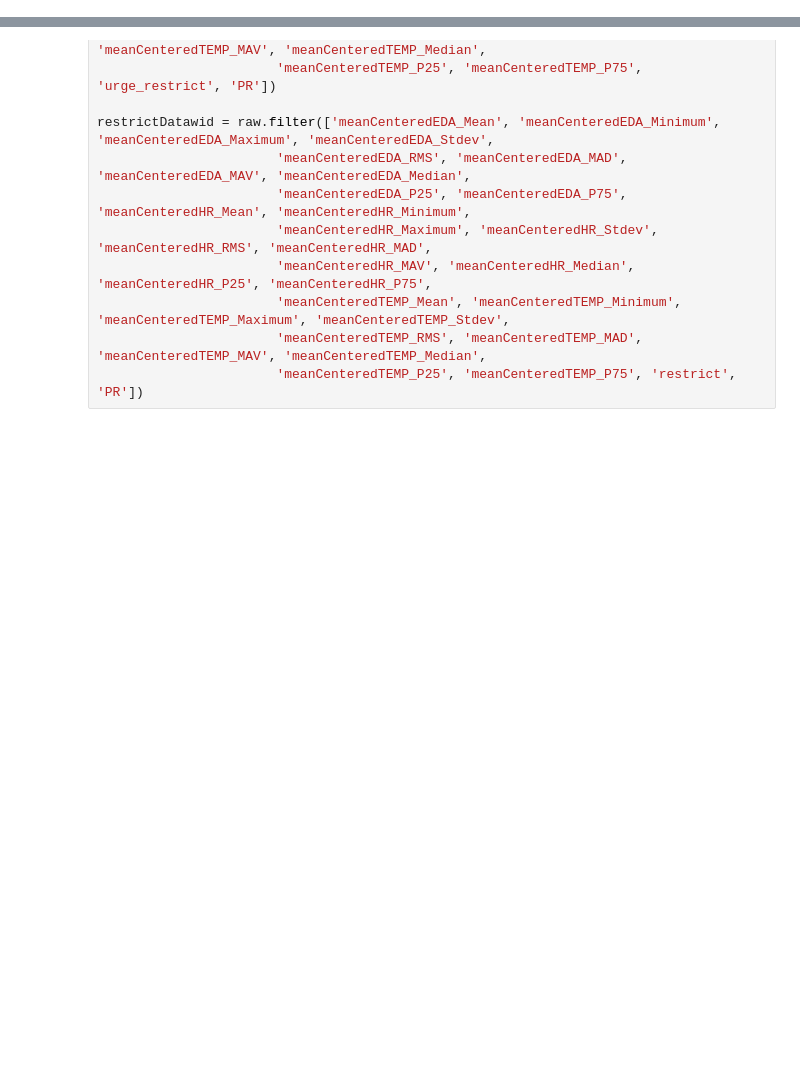
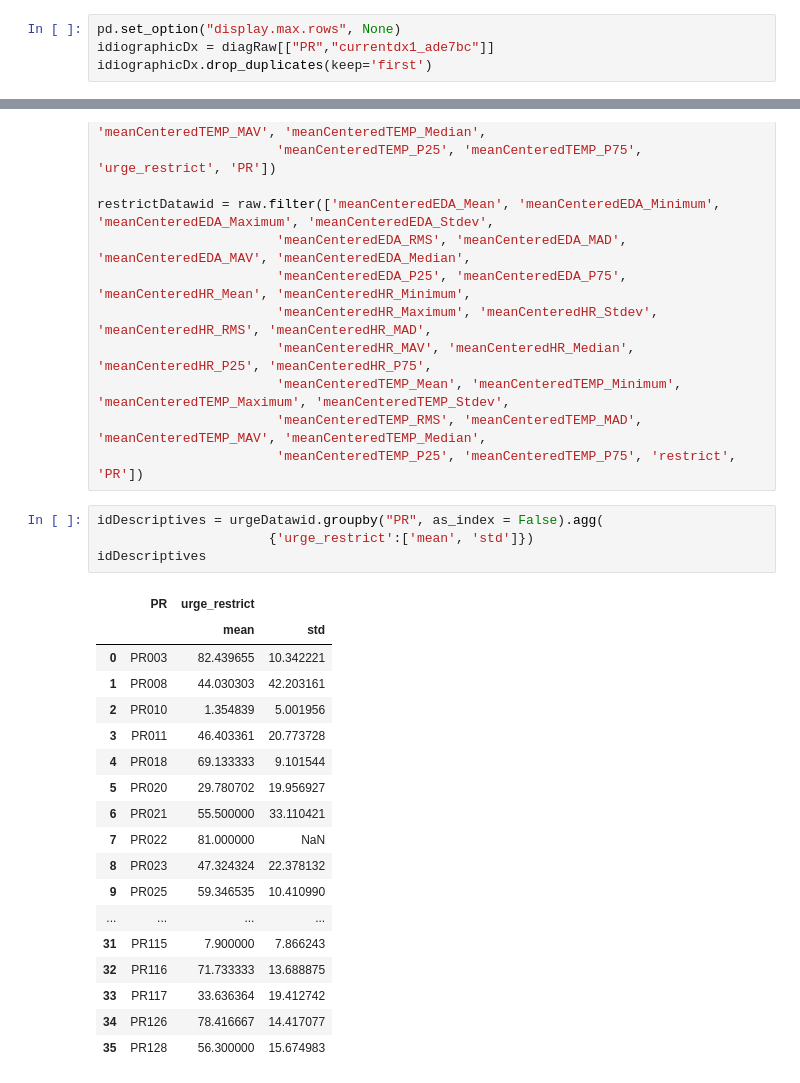
Before and after one commit to LSandovalAraujo/jpcs_special_issue, a Jupyter notebook: Elastic Net Reg for Manuscript.ipynb, the cells around one changed output, grey strips where cells are left out. Drawn from its saved outputs; the diff is of its cells as text; blank space fills up the shorter version.

Commit message:
more descriptives
more descriptives for manuscript

```diff
--- a/Elastic Net Reg for Manuscript.ipynb
+++ b/Elastic Net Reg for Manuscript.ipynb
@@ -209,3 +298,7 @@ diagRaw.head()
 | 3 | PR003 | 1.0 | 114 | 56:00.0 | 90.937768 | 57.98 | 149.50 | 25.878040 | 94.546664 | ... |
 | 4 | PR003 | 1.0 | 113 | 25:00.0 | 74.612836 | 57.92 | 93.05 | 10.477028 | 75.344527 | ... |
 5 rows × 258 columns
+# %%
+pd.set_option("display.max.rows", None)
+idiographicDx = diagRaw[["PR","currentdx1_ade7bc"]]
+idiographicDx.drop_duplicates(keep='first')
@@ -859,3 +882,26 @@ restrictDatawid = raw.filter(['meanCenteredEDA_Mean', 'meanCenteredEDA_Minimum',
                        'meanCenteredTEMP_Mean', 'meanCenteredTEMP_Minimum', 'meanCenteredTEMP_Maximum', 'meanCenteredTEMP_Stdev',
                        'meanCenteredTEMP_RMS', 'meanCenteredTEMP_MAD', 'meanCenteredTEMP_MAV', 'meanCenteredTEMP_Median',
                        'meanCenteredTEMP_P25', 'meanCenteredTEMP_P75', 'restrict', 'PR'])
+# %%
+idDescriptives = urgeDatawid.groupby("PR", as_index = False).agg(
+                      {'urge_restrict':['mean', 'std']})
+idDescriptives
+# %% [output]
+|  | PR | urge_restrict |  |
+|  |  | mean | std |
+| 0 | PR003 | 82.439655 | 10.342221 |
+| 1 | PR008 | 44.030303 | 42.203161 |
+| 2 | PR010 | 1.354839 | 5.001956 |
+| 3 | PR011 | 46.403361 | 20.773728 |
+| 4 | PR018 | 69.133333 | 9.101544 |
+| 5 | PR020 | 29.780702 | 19.956927 |
+| 6 | PR021 | 55.500000 | 33.110421 |
+| 7 | PR022 | 81.000000 | NaN |
+| 8 | PR023 | 47.324324 | 22.378132 |
+| 9 | PR025 | 59.346535 | 10.410990 |
+| ... | ... | ... | ... |
+| 31 | PR115 | 7.900000 | 7.866243 |
+| 32 | PR116 | 71.733333 | 13.688875 |
+| 33 | PR117 | 33.636364 | 19.412742 |
+| 34 | PR126 | 78.416667 | 14.417077 |
+| 35 | PR128 | 56.300000 | 15.674983 |
```
Also changed, not shown: parts of 34 cells of this notebook.
